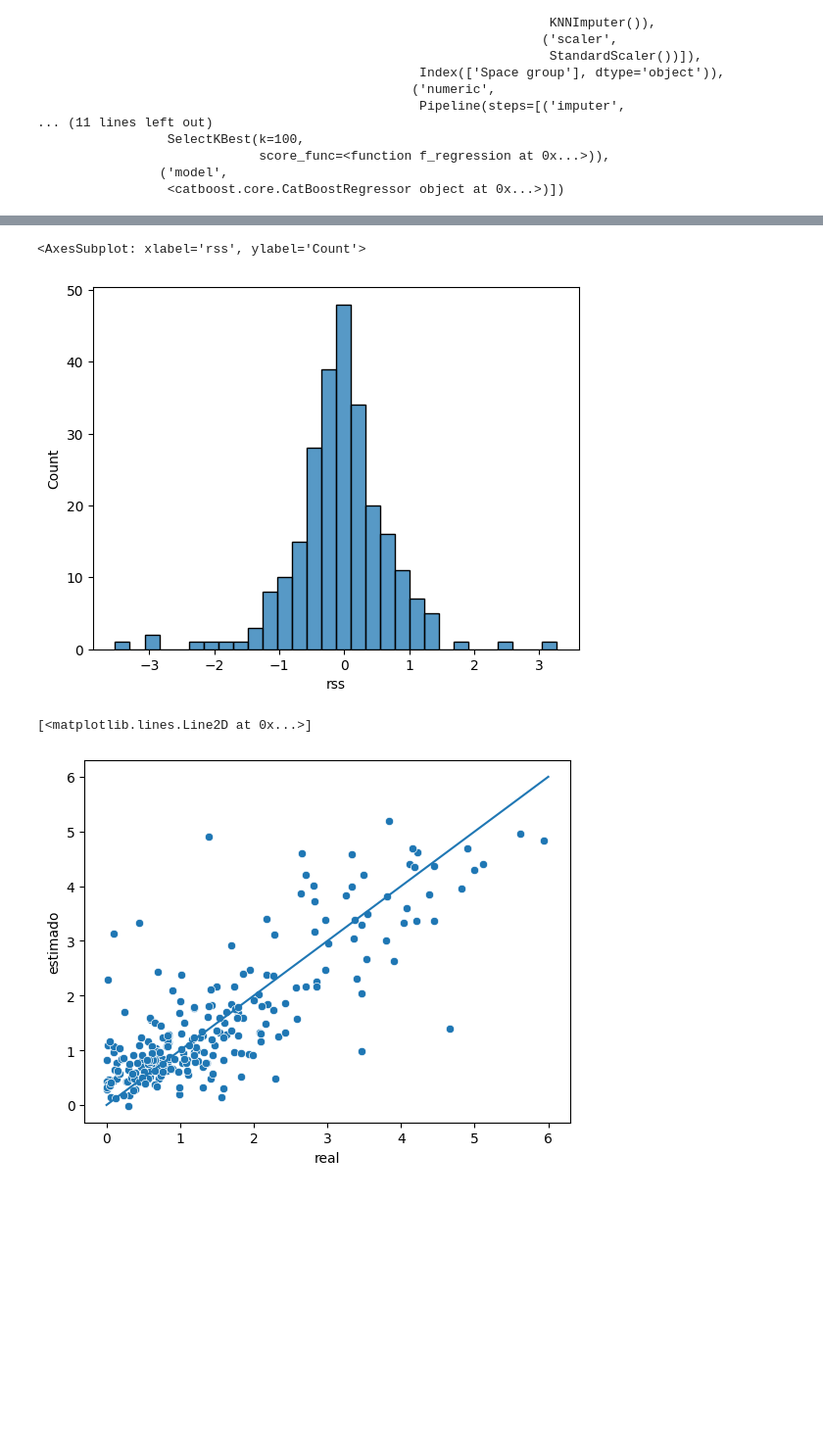
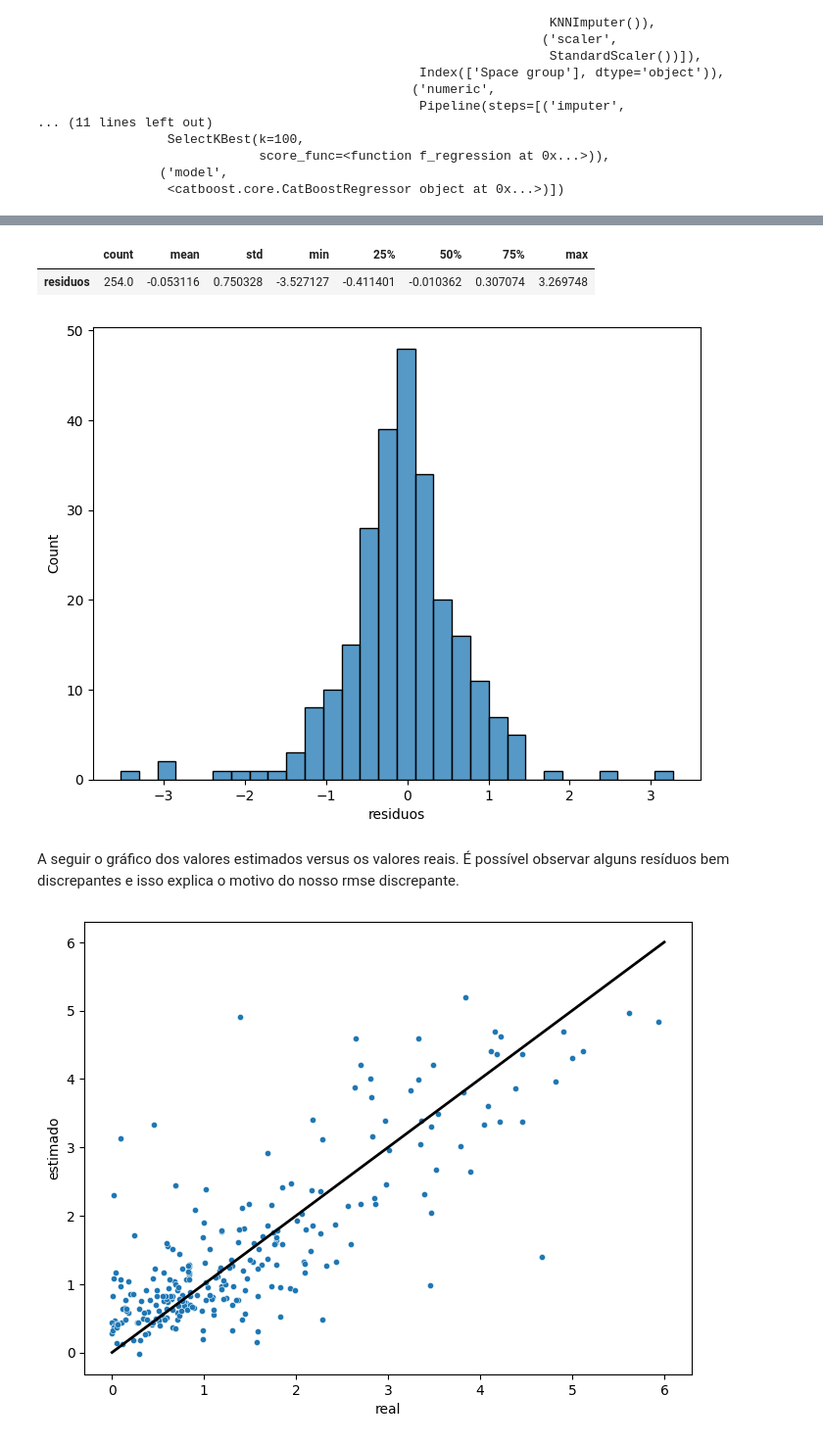
Before and after one commit to Alexandre-Esposte/Machine-learning-aplicado-f-sica, a Jupyter notebook: lista4-project2/lista4-project2.ipynb, the cells around one changed output, grey strips where cells are left out. Shown at 98% size. Drawn from its saved outputs; the diff is of its cells as text; code cells hidden in the pictures; blank space fills up the shorter version.

```diff
--- a/lista4-project2/lista4-project2.ipynb
+++ b/lista4-project2/lista4-project2.ipynb
@@ -903,6 +917,8 @@ aval = pd.DataFrame({"real": y_test,"estimado":pred})
 # %%
-aval['rss'] = (aval['real'] - aval['estimado'])
+aval['residuos'] = (aval['real'] - aval['estimado'])
 
-aval['rss2'] = (aval['real'] - aval['estimado'])**2
+aval['modulo_residuos'] = np.abs(aval['residuos'])
 
-aval['percent'] = np.abs(aval['real'] - aval['estimado'])/aval['real']
+aval['residuos2'] = (aval['real'] - aval['estimado'])**2
+
+aval['group'] = X_test['Space group']
@@ -909,11 +939,18 @@ aval['percent'] = np.abs(aval['real'] - aval['estimado'])/aval['real']
+# %%
+aval['residuos'].describe().to_frame().T
+# %% [output]
+|  | count | mean | std | min | 25% | 50% | 75% | max |
+| residuos | 254.0 | -0.053116 | 0.750328 | -3.527127 | -0.411401 | -0.010362 | 0.307074 | 3.269748 |
 # %%
-sns.histplot(data=aval,x='rss')
+plt.figure(figsize=(8,6))
+sns.histplot(data=aval,x='residuos');
 # %% [output]
-<AxesSubplot: xlabel='rss', ylabel='Count'>
-[figure, old version]
+[figure, new version]
+# %% [markdown]
+A seguir o gráfico dos valores estimados versus os valores reais. É possível observar alguns resíduos bem discrepantes e isso explica o motivo do nosso rmse discrepante.
 # %%
-sns.scatterplot(data=aval,x='real',y='estimado')
-plt.plot([0,6],[0,6])
+plt.figure(figsize=(8,6))
+sns.scatterplot(data=aval,x='real',y='estimado',s=20)
+plt.plot([0,6],[0,6],c='black',linewidth=2);
 # %% [output]
-[<matplotlib.lines.Line2D at 0x...>]
-[figure, old version]
+[figure, new version]
```
Also changed, not shown: parts of 33 cells of this notebook, 4 other files.
